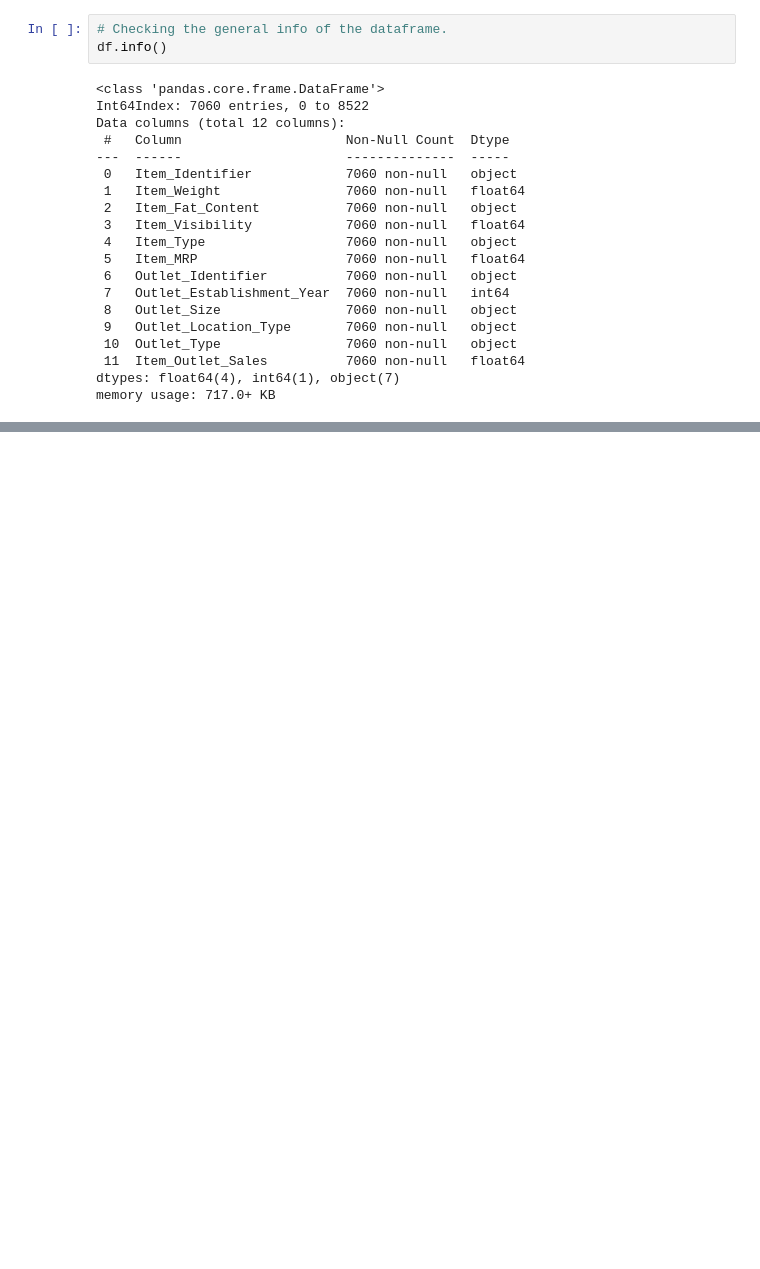
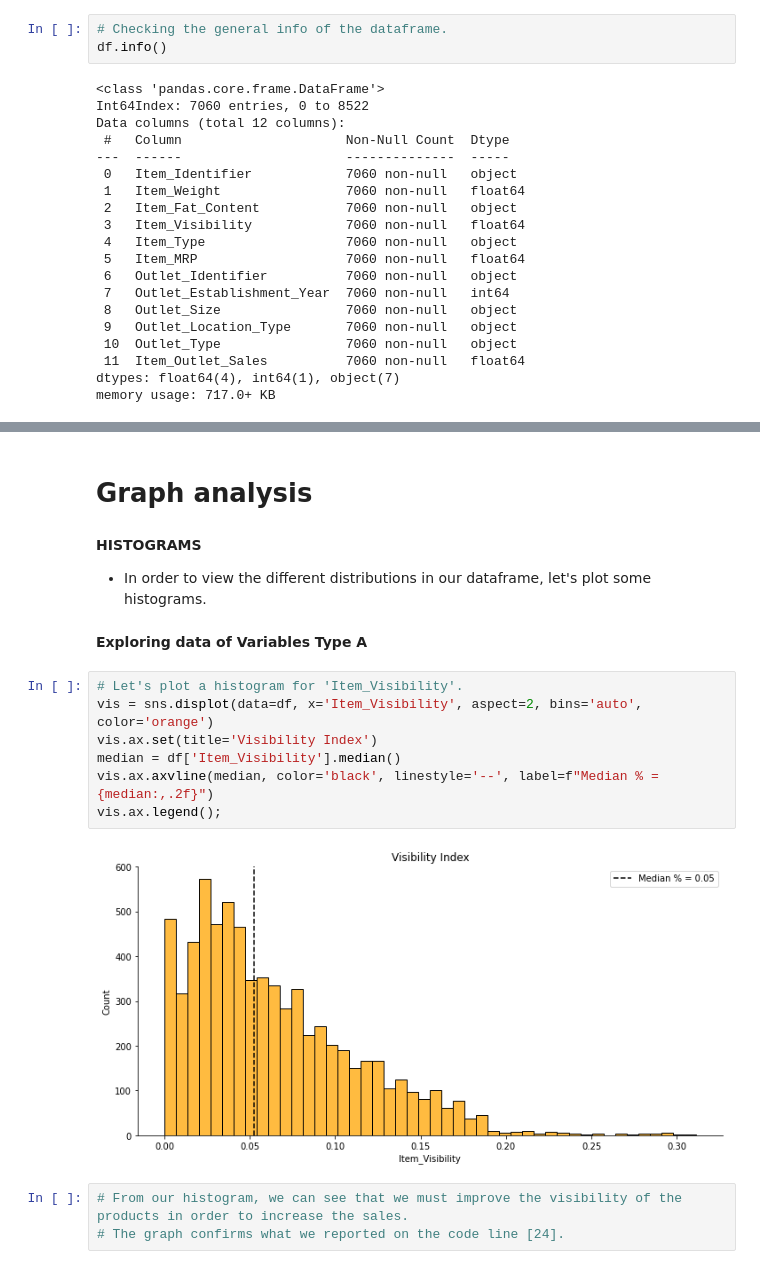
Before and after one commit to edleafvirtual/Project-1.-Big_Mart_Sales_Prediction, a Jupyter notebook: sales_prediction2023.ipynb, the cells around one changed output, grey strips where cells are left out. Saved outputs shown, nothing was run; the diff lists cells and outputs as text; blank space fills up the shorter version.

```diff
--- a/sales_prediction2023.ipynb
+++ b/sales_prediction2023.ipynb
@@ -264,0 +575,19 @@ help(df.to_csv);
+# %% [markdown]
+# Graph analysis
+# %% [markdown]
+**HISTOGRAMS**
+- In order to view the different distributions in our dataframe, let's plot some histograms.
+# %% [markdown]
+**Exploring data of Variables Type A**
+# %%
+# Let's plot a histogram for 'Item_Visibility'.
+vis = sns.displot(data=df, x='Item_Visibility', aspect=2, bins='auto', color='orange')
+vis.ax.set(title='Visibility Index')
+median = df['Item_Visibility'].median()
+vis.ax.axvline(median, color='black', linestyle='--', label=f"Median % = {median:,.2f}")
+vis.ax.legend();
+# %% [output]
+[figure, added]
+# %%
+# From our histogram, we can see that we must improve the visibility of the products in order to increase the sales.
+# The graph confirms what we reported on the code line [24].
```
Also changed, not shown: parts of 59 cells of this notebook.
